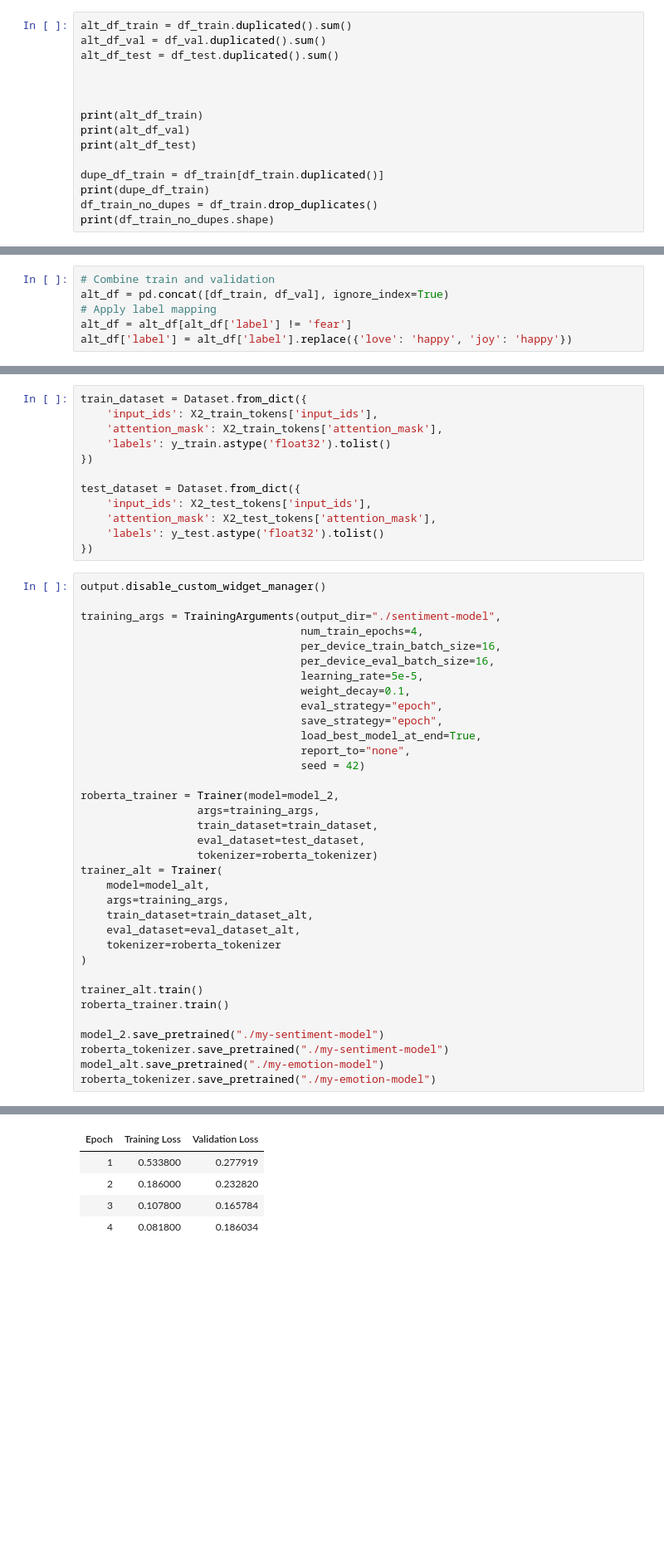
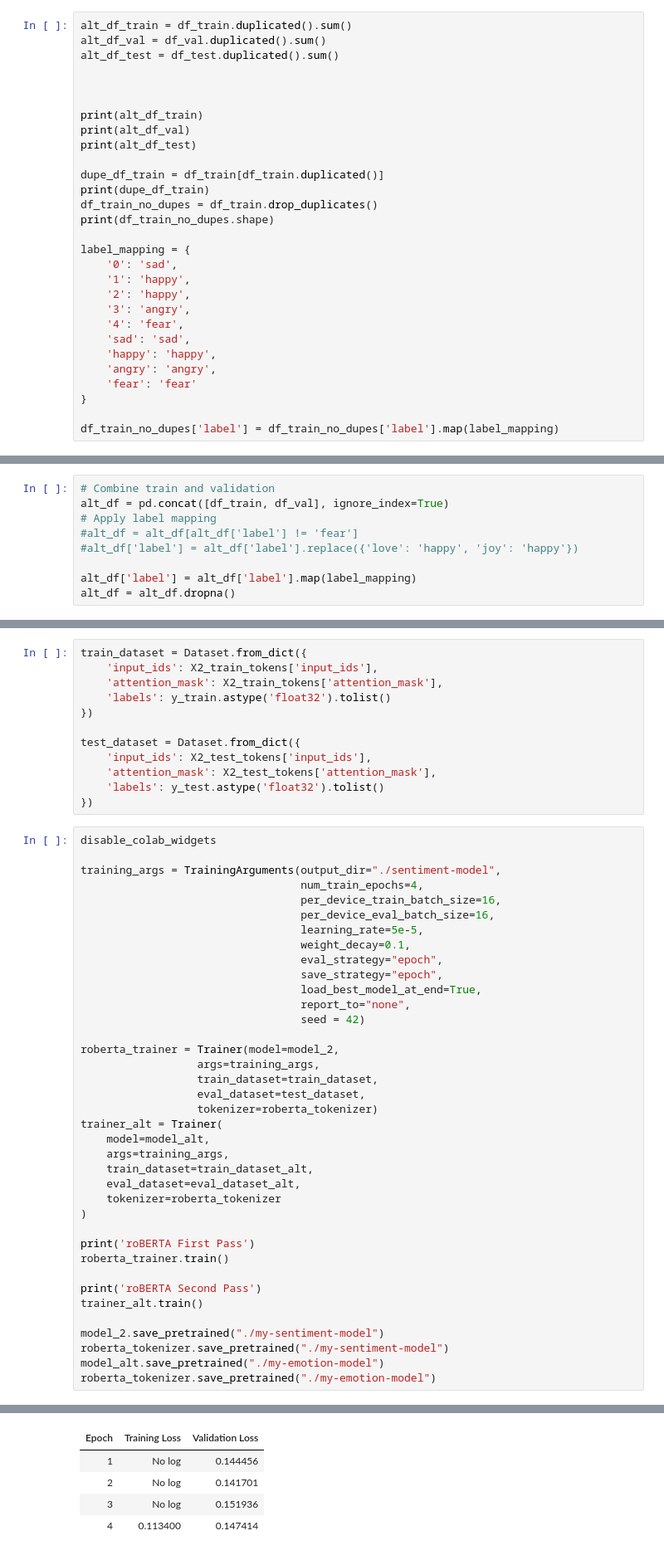
Before and after one commit to jeelfaldu7/transformer_sentiment_analysis, a Jupyter notebook: DataJams_Jimmy.ipynb, the cells around one changed output, grey strips where cells are left out. Shown at 83% size. Drawn from its saved outputs; the diff is of its cells as text; blank space fills up the shorter version.

```diff
--- a/DataJams_Jimmy.ipynb
+++ b/DataJams_Jimmy.ipynb
@@ -166,6 +162,20 @@ dupe_df_train = df_train[df_train.duplicated()]
 print(dupe_df_train)
 df_train_no_dupes = df_train.drop_duplicates()
 print(df_train_no_dupes.shape)
+
+label_mapping = {
+    '0': 'sad',
+    '1': 'happy',
+    '2': 'happy',
+    '3': 'angry',
+    '4': 'fear',
+    'sad': 'sad',
+    'happy': 'happy',
+    'angry': 'angry',
+    'fear': 'fear'
+}
+
+df_train_no_dupes['label'] = df_train_no_dupes['label'].map(label_mapping)
 # %% [output]
 1
 0
@@ -187,6 +202,9 @@ The DataFrame has 3085 rows and 2 columns
 # Combine train and validation
 alt_df = pd.concat([df_train, df_val], ignore_index=True)
 # Apply label mapping
-alt_df = alt_df[alt_df['label'] != 'fear']
-alt_df['label'] = alt_df['label'].replace({'love': 'happy', 'joy': 'happy'})
+#alt_df = alt_df[alt_df['label'] != 'fear']
+#alt_df['label'] = alt_df['label'].replace({'love': 'happy', 'joy': 'happy'})
+
+alt_df['label'] = alt_df['label'].map(label_mapping)
+alt_df = alt_df.dropna()
 # %%
@@ -362,7 +387,7 @@ test_dataset = Dataset.from_dict({
     'labels': y_test.astype('float32').tolist()
 })
 # %%
-output.disable_custom_widget_manager()
+disable_colab_widgets
 
 training_args = TrainingArguments(output_dir="./sentiment-model",
                                   num_train_epochs=4,
@@ -389,8 +414,11 @@ trainer_alt = Trainer(
     tokenizer=roberta_tokenizer
 )
 
+print('roBERTA First Pass')
+roberta_trainer.train()
+
+print('roBERTA Second Pass')
 trainer_alt.train()
-roberta_trainer.train()
 
 model_2.save_pretrained("./my-sentiment-model")
 roberta_tokenizer.save_pretrained("./my-sentiment-model")
@@ -401,5 +430,5 @@ roberta_tokenizer.save_pretrained("./my-emotion-model")
 | Epoch | Training Loss | Validation Loss |
-| 1 | 0.533800 | 0.277919 |
-| 2 | 0.186000 | 0.232820 |
-| 3 | 0.107800 | 0.165784 |
-| 4 | 0.081800 | 0.186034 |
+| 1 | No log | 0.144456 |
+| 2 | No log | 0.141701 |
+| 3 | No log | 0.151936 |
+| 4 | 0.113400 | 0.147414 |
```
Also changed, not shown: parts of 24 cells of this notebook.
